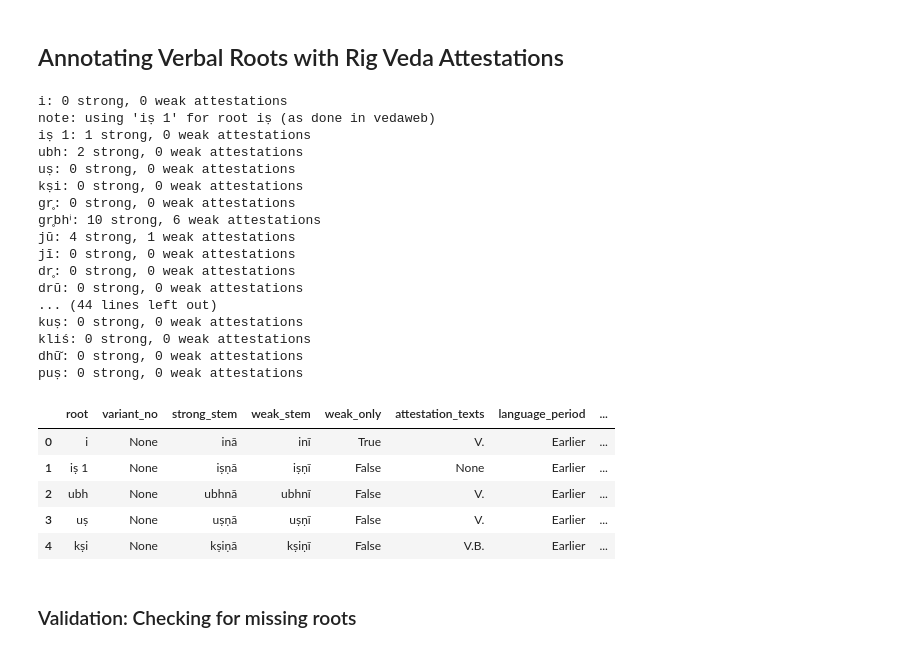
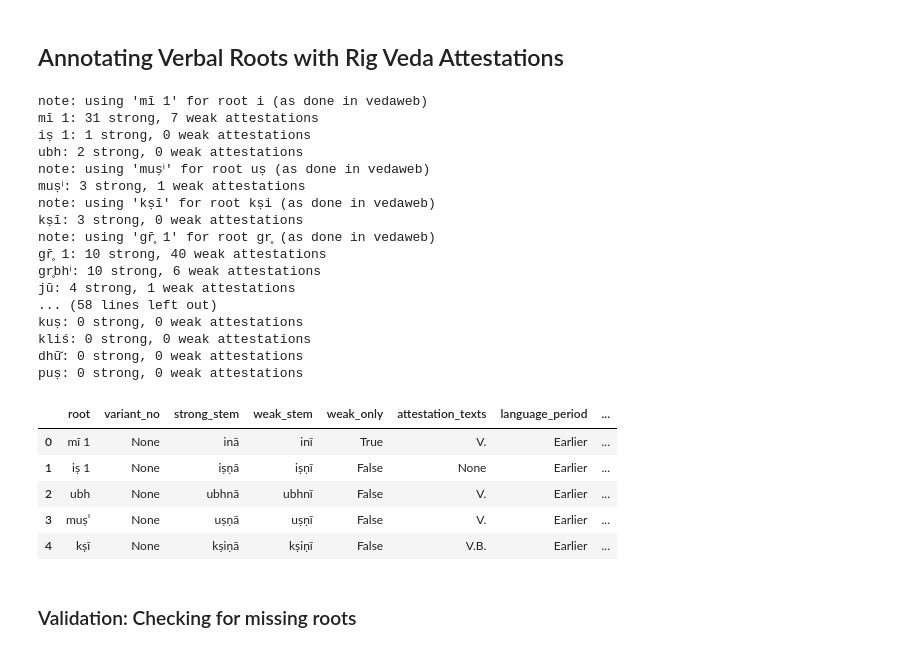
Before and after one commit to anupdhml/sanskrit_ninth_class_meter, a Jupyter notebook: README.ipynb, the cells around one changed output. Saved outputs shown, nothing was run; the diff lists cells and outputs as text; code cells hidden in the pictures.

```diff
--- a/README.ipynb
+++ b/README.ipynb
@@ -228,7 +228,10 @@ def search_verb_form_attestations_vedaweb_helper(root, stem=None, results_no=10,
     search_block = {
         "lemma type": "root",
         # vedaweb search doesn't like the ~ to mark variant roots like vr̥ ~ vr̥̄
-        "lemma": root.replace(" ~ ", " ") ,
+        # FIXME see if adding this we have to gain much...
+        #"lemma": root.replace(" ~ ", " ") ,
+        # FIXME for i and us pass the root too, since it can confuse with others..
+        # or auto-figure out by subset (if the stem is a subset already pass root to disambiguate)
         # make sure we get verbal forms only
         # (i.e. ignore nominal forms like participles which are not marked for person)
         "person": "*", # is present
@@ -305,9 +308,9 @@ ROOT_VARIANT_SUFFIXES = [
     # FIXME try with different order, see if we get different results?
     # also need to try all of them?
     # marker of seṭ roots (goes back to PIE roots ending in laryngeals)
-    "ⁱ",
+    #"ⁱ",
     # numbers used to mark roots of same phonetic shape but different semantics
-    " 1", " 2",
+    #" 1", " 2",
     # FIXME try this next
     #" 3",
     # up to 3 really should be enough but just in case
@@ -318,27 +321,27 @@ ROOT_VARIANT_SUFFIXES = [
     # kind of safe because we also limit our searches by stem where we specify
     # the suffix directly following the root, but to limit false positives,
     # we put this last and specify predicatable variants above
-    #"*"
+    "*"
 ]
 
 def search_verb_form_attestations_vedaweb(root, stem=None, results_no=10, results_from=0):
     results = search_verb_form_attestations_vedaweb_helper(root, stem, results_no)
 
-    if results["count"] == 0:
-        for root_variant_suffix in ROOT_VARIANT_SUFFIXES:
-            # our initial root data comes from whitney but how it's represented in vedaweb
-            # may be different so gotta try with other variant forms
-            root_variant = root + root_variant_suffix
-            # useful while debugging
-            #print(
-            #    f"No results found for root:{root} stem:{stem}.",
-            #    f"Retrying with root variant: {root_variant}"
-            #)
-            results = search_verb_form_attestations_vedaweb_helper(root_variant, stem, results_no)
+#     if results["count"] == 0:
+#         for root_variant_suffix in ROOT_VARIANT_SUFFIXES:
+#             # our initial root data comes from whitney but how it's represented in vedaweb
+#             # may be different so gotta try with other variant forms
+#             root_variant = root + root_variant_suffix
+#             # useful while debugging
+#             #print(
+#             #    f"No results found for root:{root} stem:{stem}.",
+#             #    f"Retrying with root variant: {root_variant}"
+#             #)
+#             results = search_verb_form_attestations_vedaweb_helper(root_variant, stem, results_no)
 
-            # we found a match for a working suffix so stop now
-            if results["count"] > 0:
-                break
+#             # we found a match for a working suffix so stop now
+#             if results["count"] > 0:
+#                 break
 
 
     # FIXME implement getting all results
@@ -378,7 +381,8 @@ for root in whitney_roots:
 
     # FIXME remove this test filter
     #if root["root"] not in ["iṣ 1", "pū", "vr̥~ vr̥̄"]:
-    ##if root["root"] not in ["pū", "gr̥bh"]:
+    #if root["root"] not in ["pū", "gr̥bh"]:
+    ##if root["root"] not in ["śr̥", "dr̥", "pr̥"]:
     #if root["root"] not in ["pū", "gr̥bh", "iṣ", "vr̥ vr̥̄", "vr̥"]:
         #root["strong_attestations"] = ''
         #root["weak_attestations"] = ''
@@ -452,47 +456,47 @@ for root in whitney_roots:
     }
 
     # useful diagnostic message
     print(
         # print the variant root form found in vedaweb, if it's there
         #f"{' (' + root['root_variant_vedaweb'] + ')' if root['root_variant_vedaweb'] else ''}",
         f"{root['root']}: {results_strong['total']} strong, {results_weak['total']} weak attestations"
     )
 
     # so that we don't hammer the api
     #time.sleep(0.5)
 
 #pprint(roots)
 
 with open(f"data/roots_ninth_class_attestations.json", 'w') as f:
     json.dump(roots_attested_words_by_stanza, f, indent=2, ensure_ascii=False)
 
 df_roots = pandas.DataFrame.from_dict(roots)
 df_roots.to_csv("data/roots_ninth_class.csv", index=None)
 df_roots.head()
 # %% [output]
-i: 0 strong, 0 weak attestations
-note: using 'iṣ 1' for root iṣ (as done in vedaweb)
+note: using 'mī 1' for root i (as done in vedaweb)
+mī 1: 31 strong, 7 weak attestations
 iṣ 1: 1 strong, 0 weak attestations
 ubh: 2 strong, 0 weak attestations
-uṣ: 0 strong, 0 weak attestations
-kṣi: 0 strong, 0 weak attestations
-gr̥: 0 strong, 0 weak attestations
+note: using 'muṣⁱ' for root uṣ (as done in vedaweb)
+muṣⁱ: 3 strong, 1 weak attestations
+note: using 'kṣī' for root kṣi (as done in vedaweb)
+kṣī: 3 strong, 0 weak attestations
+note: using 'gr̥̄ 1' for root gr̥ (as done in vedaweb)
+gr̥̄ 1: 10 strong, 40 weak attestations
 gr̥bhⁱ: 10 strong, 6 weak attestations
 jū: 4 strong, 1 weak attestations
-jī: 0 strong, 0 weak attestations
-dr̥: 0 strong, 0 weak attestations
-drū: 0 strong, 0 weak attestations
-... (44 lines left out)
+... (58 lines left out)
 kuṣ: 0 strong, 0 weak attestations
 kliś: 0 strong, 0 weak attestations
 dhū̆: 0 strong, 0 weak attestations
 puṣ: 0 strong, 0 weak attestations
 |  | root | variant_no | strong_stem | weak_stem | weak_only | attestation_texts | language_period | ... |
-| 0 | i | None | inā | inī | True | V. | Earlier | ... |
+| 0 | mī 1 | None | inā | inī | True | V. | Earlier | ... |
 | 1 | iṣ 1 | None | iṣṇā | iṣṇī | False | None | Earlier | ... |
 | 2 | ubh | None | ubhnā | ubhnī | False | V. | Earlier | ... |
-| 3 | uṣ | None | uṣṇā | uṣṇī | False | V. | Earlier | ... |
-| 4 | kṣi | None | kṣiṇā | kṣiṇī | False | V.B. | Earlier | ... |
+| 3 | muṣⁱ | None | uṣṇā | uṣṇī | False | V. | Earlier | ... |
+| 4 | kṣī | None | kṣiṇā | kṣiṇī | False | V.B. | Earlier | ... |
 # %% [markdown]
 ### Validation: Checking for missing roots
 # %%
```
Also changed, not shown: parts of 2 cells of this notebook, 2 other files.
